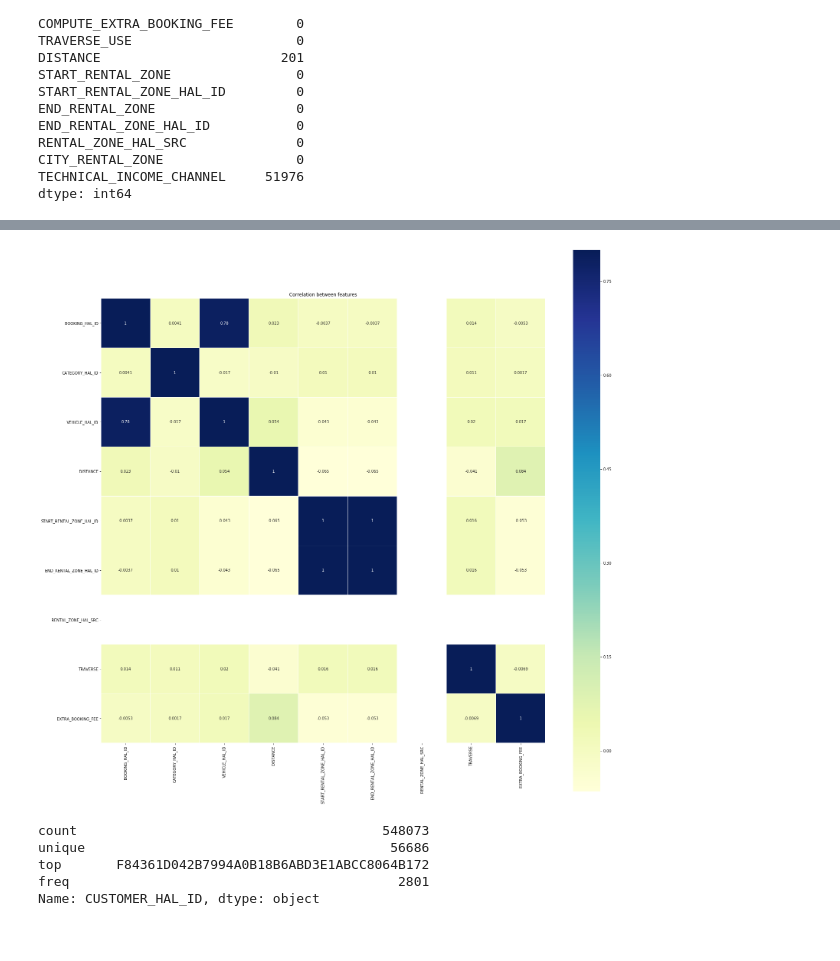
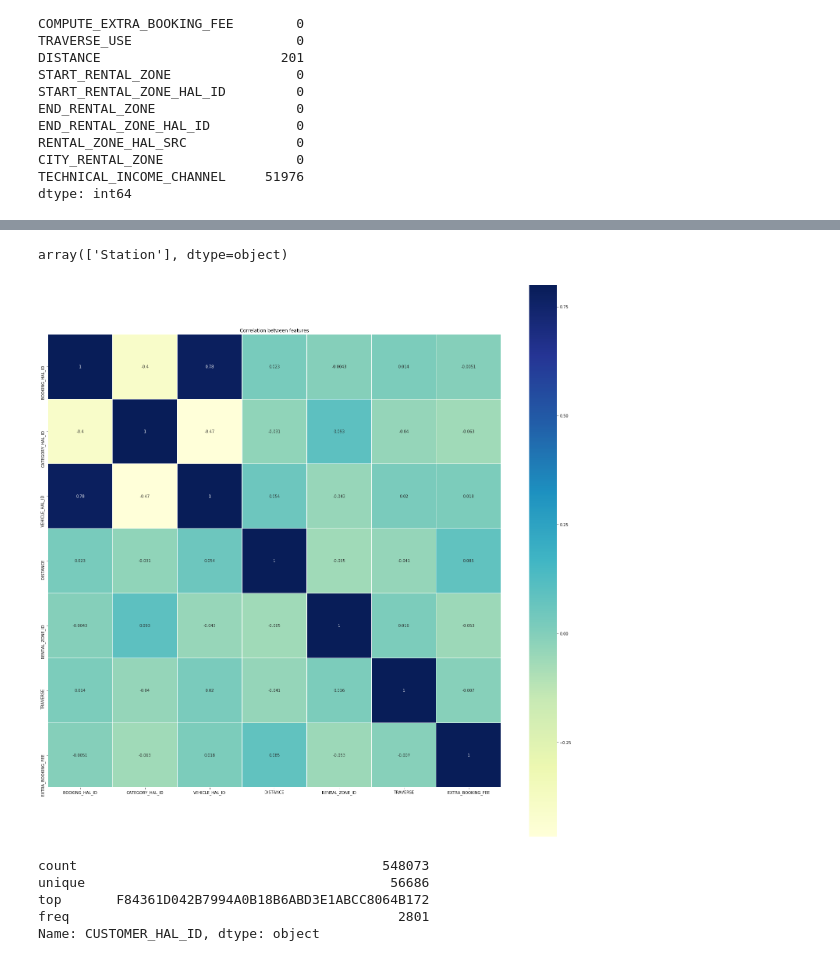
Before and after one commit to jawaharreddy/Flinkster-Data-Analysis, a Jupyter notebook: dbData.ipynb, the cells around one changed output, grey strips where cells are left out. Saved outputs shown, nothing was run; the diff lists cells and outputs as text; code cells hidden in the pictures.

Commit message:
Updated db_data with Holiday data.

```diff
--- a/dbData.ipynb
+++ b/dbData.ipynb
@@ -78,3 +67,9 @@ db_data.head()
 | 2 | 19054992 | 100012 | 151333 | 645B3B221397740C5DD3ACE9915B28D71... | 2013-08-01 07:20:47 | 2014-06-14 14:00:00 | 2014-06-22 10:30:00 | ... |
 | 3 | 19057626 | 100003 | 149540 | 00DF8A75463E3424010AF22F5292FB949... | 2013-08-01 09:22:07 | 2014-02-01 15:00:00 | 2014-02-08 15:00:00 | ... |
 | 4 | 19313282 | 100001 | 150574 | 6551685BE2457EC2944877C65423089CD... | 2013-08-13 10:28:38 | 2014-05-16 14:45:00 | 2014-05-16 22:00:00 | ... |
+# %%
+columns = ['TECHNICAL_INCOME_CHANNEL','COMPUTE_EXTRA_BOOKING_FEE', 'TRAVERSE_USE','RENTAL_ZONE_HAL_SRC','END_RENTAL_ZONE','END_RENTAL_ZONE_HAL_ID']
+db_data.drop(columns,inplace = True, axis = 1)
+db_data = db_data.rename(columns = {'START_RENTAL_ZONE' :'RENTAL_ZONE'})
+db_data = db_data.rename(columns = {'START_RENTAL_ZONE_HAL_ID' : 'RENTAL_ZONE_ID'})
+db_data.head()
@@ -80,0 +110,7 @@ db_data.head()
+# %%
+carsharing_data =  pd.read_csv("C:/Users/arora/data carbooking/OPENDATA_CATEGORY_CARSHARING.csv", sep = ';', header = 0)
+# %%
+carsharing_data = carsharing_data.rename(columns = {'HAL_ID' :'CATEGORY_HAL_ID'})
+car = ['COMPANY', 'COMPANY_GROUP']
+carsharing_data.drop(car,inplace = True, axis = 1)
+carsharing_data
@@ -80,0 +137,3 @@ db_data.head()
+# %%
+carmerge = pd.merge(db_data, carsharing_data, on ='CATEGORY_HAL_ID')
+carmerge.head()
@@ -81,12 +212,16 @@ db_data.head()
+# %%
+rentalZone_data['RENTAL_ZONE_HAL_SRC'].unique()
+# %% [output]
+array(['Station'], dtype=object)
 # %%
-corr=db_data.corr()
+corr=carmerge.corr()
 plt.figure(figsize=(26, 26))
 
 sns.heatmap(corr, vmax=.8, linewidths=0.01,
             square=True,annot=True,cmap='YlGnBu',linecolor="white")
 plt.title('Correlation between features');
 # %% [output]
-[figure, old version]
+[figure, new version]
 # %%
 db_data['CUSTOMER_HAL_ID'].describe()
 # The customer F84361D042B7994A0B18B6ABD3E1ABCC8064B172 is the most important customer with total 2801 bookings.
```
Also changed, not shown: parts of 37 cells of this notebook, 1 other file.
